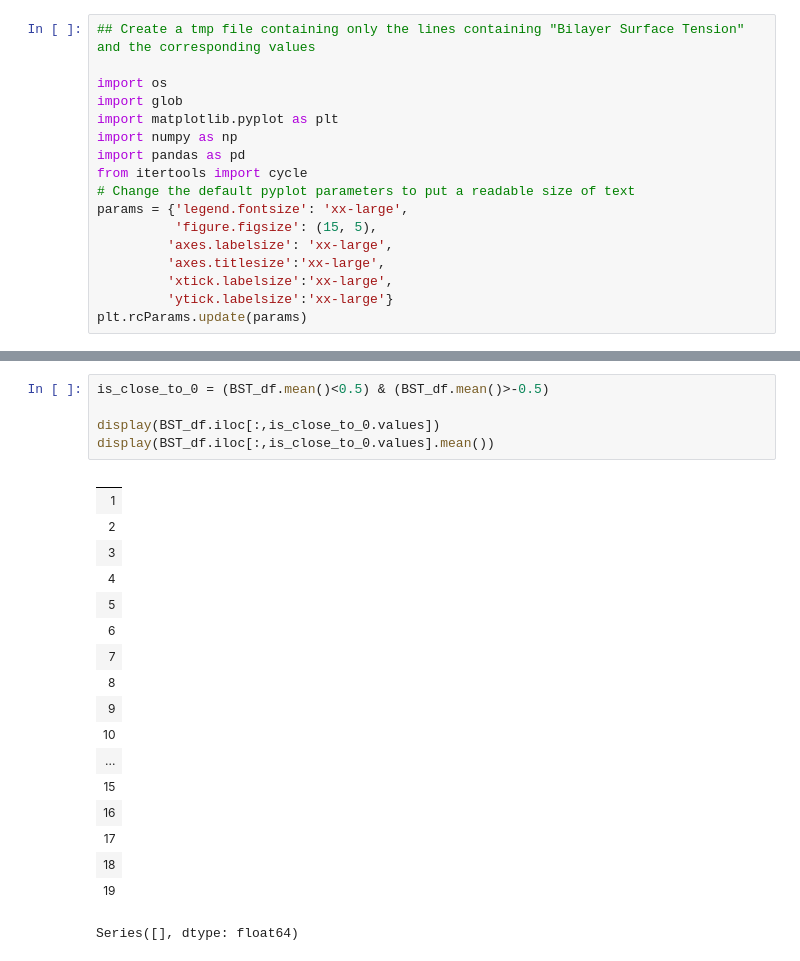
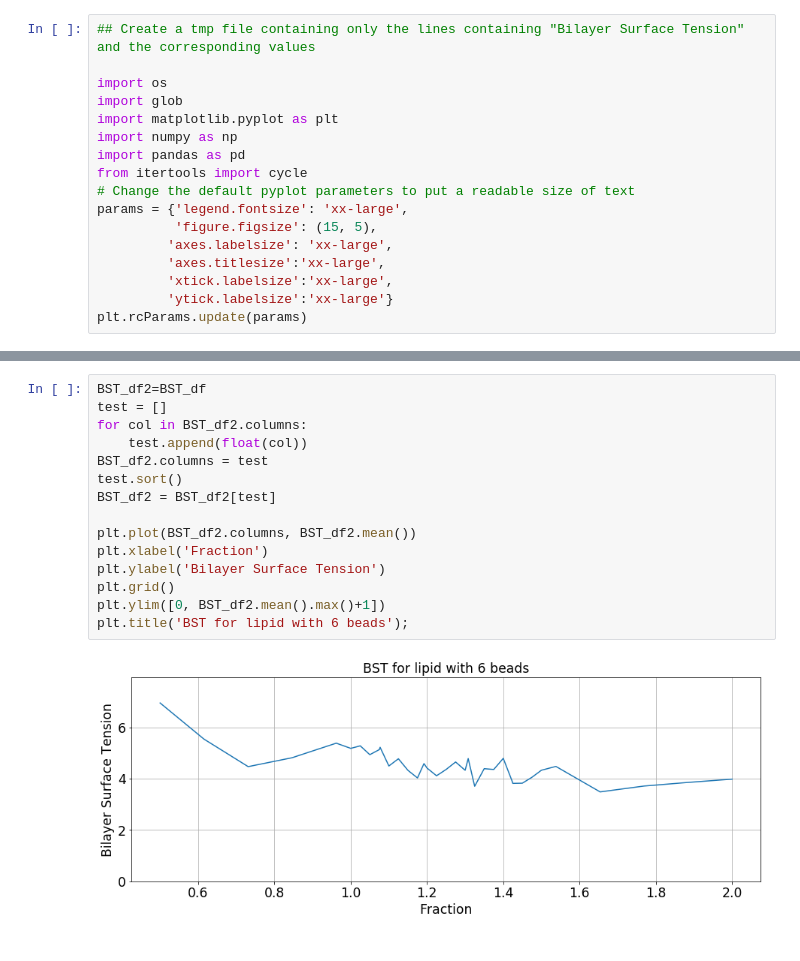
Before and after one commit to WizardingDragon/CCB-Project, a Jupyter notebook: stabilizeLipid6/Analysis.ipynb, the cells around one changed output, grey strips where cells are left out. Drawn from its saved outputs; the diff is of its cells as text.

```diff
--- a/stabilizeLipid6/Analysis.ipynb
+++ b/stabilizeLipid6/Analysis.ipynb
@@ -77,27 +48,20 @@ dtype: float64
-# %%
-is_close_to_0 = (BST_df.mean()<0.5) & (BST_df.mean()>-0.5)
-
-display(BST_df.iloc[:,is_close_to_0.values])
-display(BST_df.iloc[:,is_close_to_0.values].mean())
-# %% [output]
-|  |
-| 1 |
-| 2 |
-| 3 |
-| 4 |
-| 5 |
-| 6 |
-| 7 |
-| 8 |
-| 9 |
-| 10 |
-| ... |
-| 15 |
-| 16 |
-| 17 |
-| 18 |
-| 19 |
-Series([], dtype: float64)
+# %%
+BST_df2=BST_df
+test = []
+for col in BST_df2.columns:
+    test.append(float(col))
+BST_df2.columns = test
+test.sort()
+BST_df2 = BST_df2[test]
+
+plt.plot(BST_df2.columns, BST_df2.mean())
+plt.xlabel('Fraction')
+plt.ylabel('Bilayer Surface Tension')
+plt.grid()
+plt.ylim([0, BST_df2.mean().max()+1])
+plt.title('BST for lipid with 6 beads');
+# %% [output]
+[figure, added]
 # %%
 maxLines = len(localLines)
 x_axis = list(range(1, maxLines))
```
Also changed, not shown: parts of 8 cells of this notebook, 29 other files.
